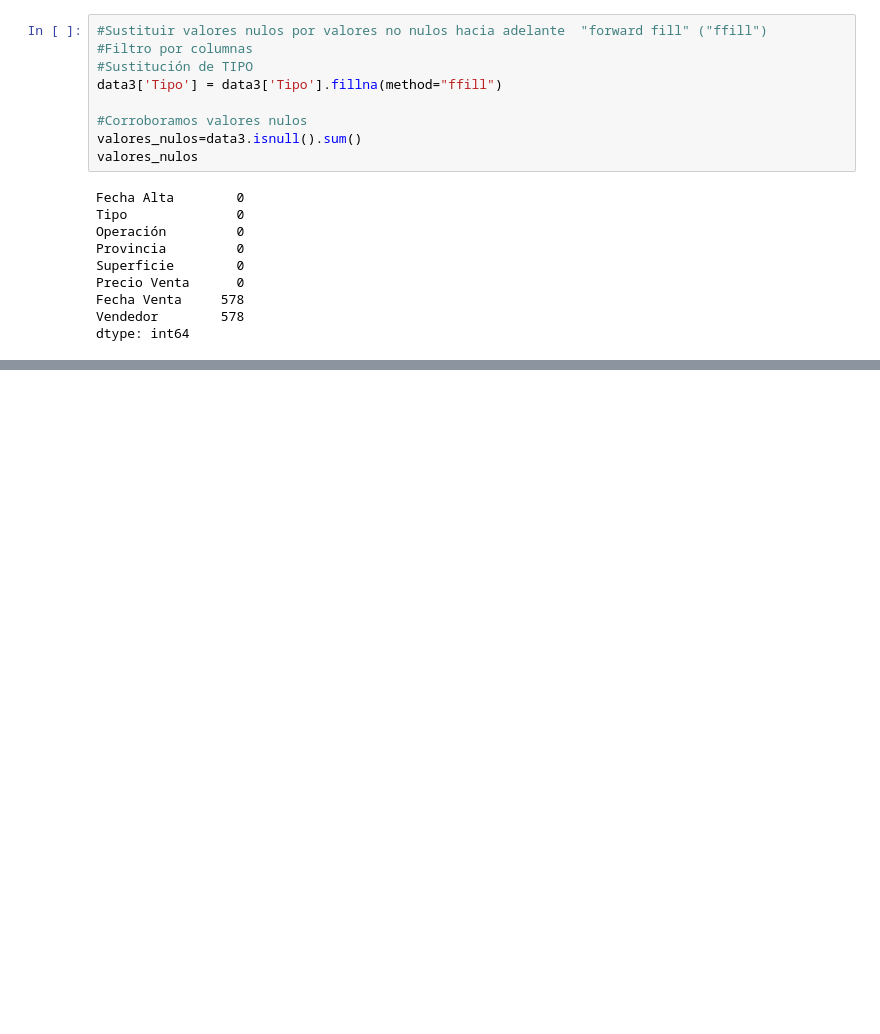
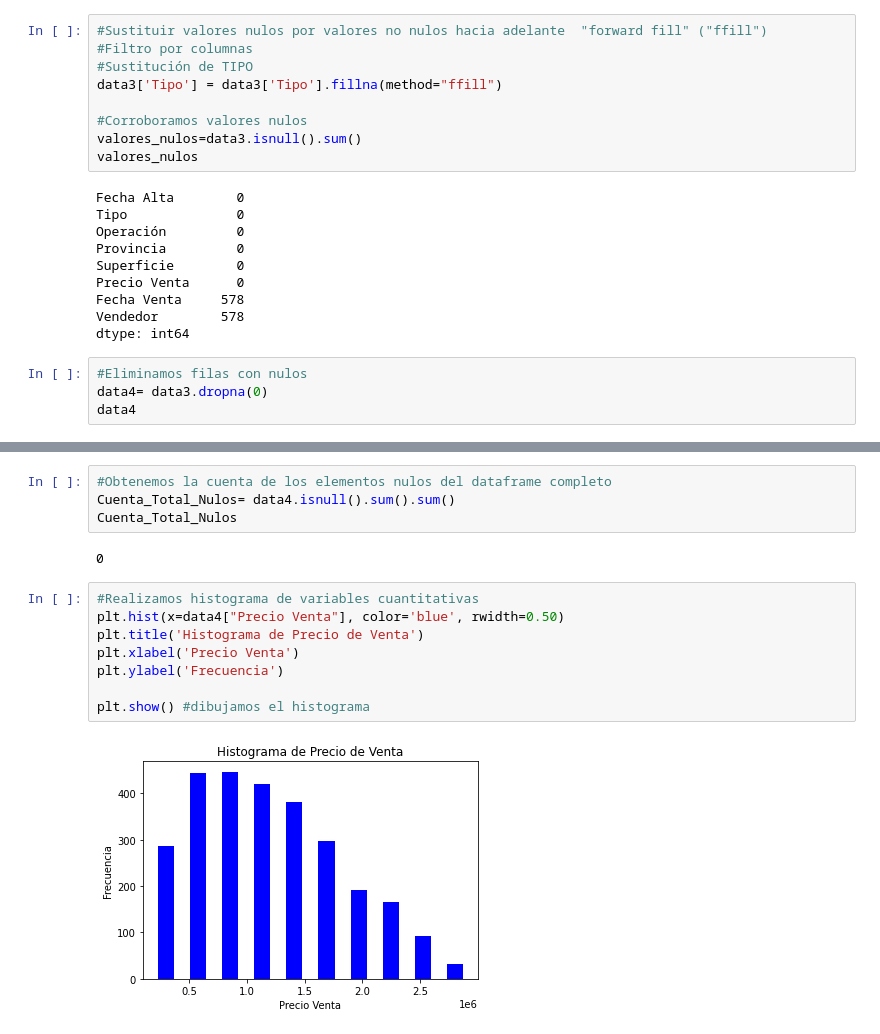
Before and after one commit to MaferLedmar/Actividad-2, a Jupyter notebook: actividad2.ipynb, the cells around one changed output, grey strips where cells are left out. Cells and saved outputs as stored; diff of their text form; blank space fills up the shorter version.

Commit message:
Corroboramos nulos y hacemos histogramas

```diff
--- a/actividad2.ipynb
+++ b/actividad2.ipynb
@@ -227,3 +227,7 @@ Precio Venta      0
 Fecha Venta     578
 Vendedor        578
 dtype: int64
+# %%
+#Eliminamos filas con nulos
+data4= data3.dropna(0)
+data4
@@ -229,0 +262,16 @@ dtype: int64
+# %%
+#Obtenemos la cuenta de los elementos nulos del dataframe completo
+Cuenta_Total_Nulos= data4.isnull().sum().sum()
+Cuenta_Total_Nulos
+# %% [output]
+0
+# %%
+#Realizamos histograma de variables cuantitativas
+plt.hist(x=data4["Precio Venta"], color='blue', rwidth=0.50)
+plt.title('Histograma de Precio de Venta')
+plt.xlabel('Precio Venta')
+plt.ylabel('Frecuencia')
+
+plt.show() #dibujamos el histograma
+# %% [output]
+[figure, added]
```
Also changed, not shown: parts of 3 cells of this notebook.
